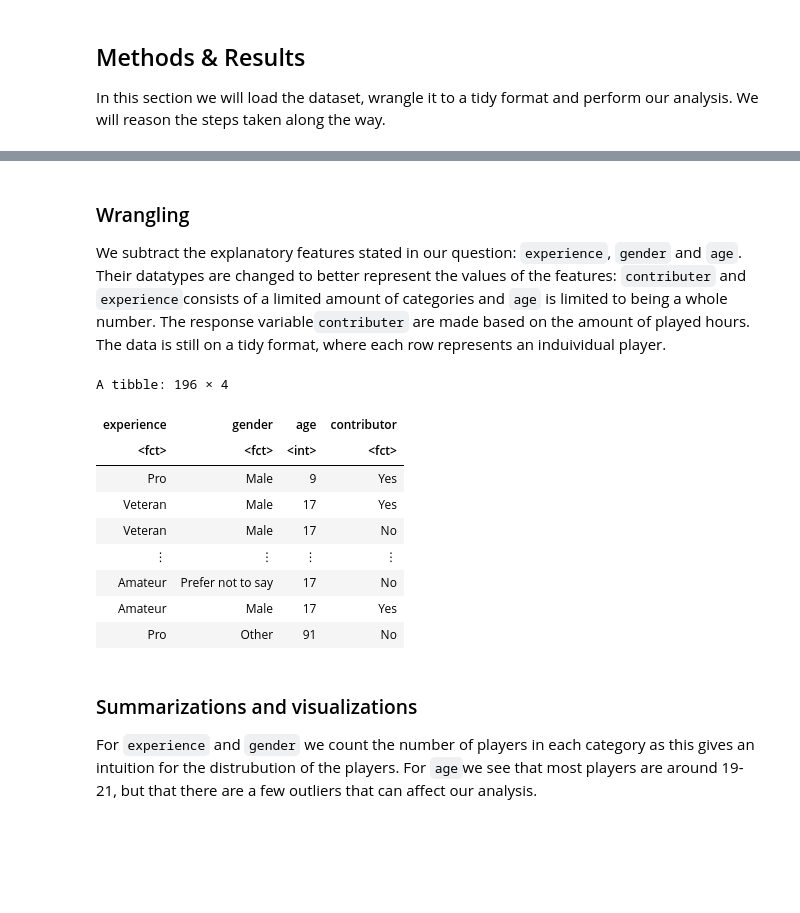
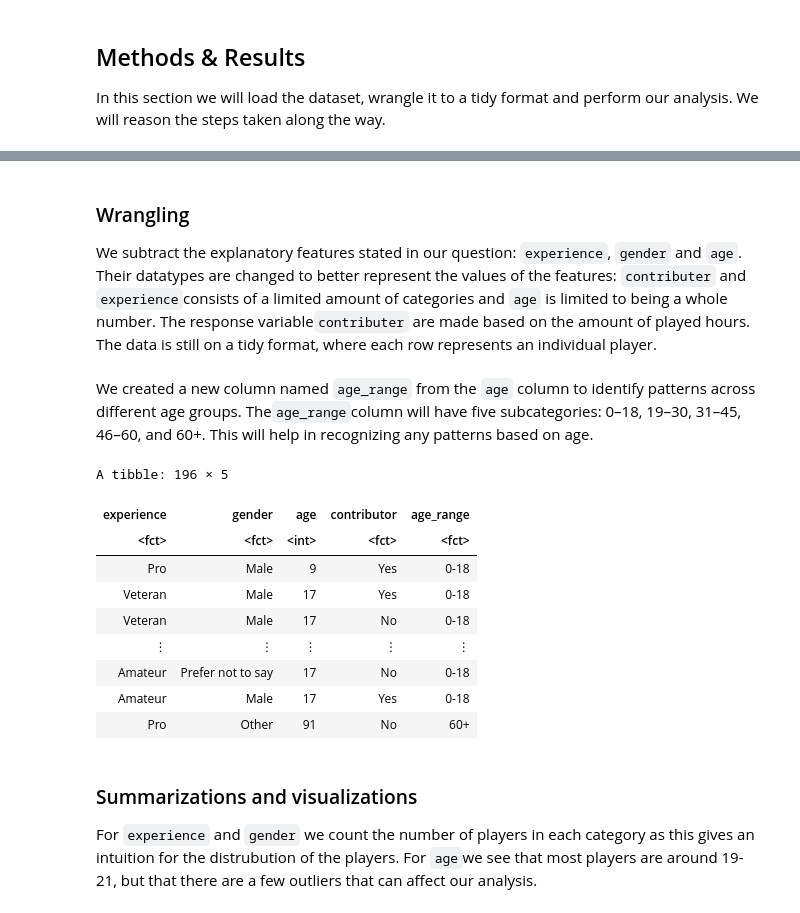
Before and after one commit to EmmaGjoen/data_science_group_project, a Jupyter notebook: project_final_report.ipynb, the cells around one changed output, grey strips where cells are left out. Saved outputs shown, nothing was run; the diff lists cells and outputs as text; code cells hidden in the pictures; blank space fills up the shorter version.

```diff
--- a/project_final_report.ipynb
+++ b/project_final_report.ipynb
@@ -80,29 +80,35 @@ A spec_tbl_df: 196 × 9
 | Pro | TRUE | d9473710057f7d42f36570f0be83817a4... | 0.2 | Ahmed | Other | 91 | NA | NA |
 # %% [markdown]
 ### Wrangling
-We subtract the explanatory features stated in our question: `experience`, `gender` and `age`. Their datatypes are changed to better represent the values of the features: `contributer` and `experience`consists of a limited amount of categories and `age` is limited to being a whole number. The response variable`contributer` are made based on the amount of played hours. The data is still on a tidy format, where each row represents an induividual player.
+We subtract the explanatory features stated in our question: `experience`, `gender` and `age`. Their datatypes are changed to better represent the values of the features: `contributer` and `experience`consists of a limited amount of categories and `age` is limited to being a whole number. The response variable`contributer` are made based on the amount of played hours. The data is still on a tidy format, where each row represents an individual player.
+# %% [markdown]
+We created a new column named `age_range` from the `age` column to identify patterns across different age groups. The`age_range`column will have five subcategories: 0–18, 19–30, 31–45, 46–60, and 60+. This will help in recognizing any patterns based on age.
 # %%
 # Wrangling data
 wrangled_players_data <- players_data |>
   mutate(
     contributor = factor(if_else(played_hours >= 1, "Yes", "No")),
     experience = as.factor(experience),
     gender = as.factor(gender),
-    age = as.integer(age)
+    age = as.integer(age),
+      age_range = cut(age,
+                        breaks = c(0, 18, 30, 45, 60, Inf),
+                        labels = c("0-18", "19-30", "31-45", "46-60", "60+"),
+                        right = FALSE)
   ) |>
-  select(experience, gender, age, contributor)
+  select(experience, gender, age, contributor, age_range)
 wrangled_players_data
 # %% [output]
-A tibble: 196 × 4
+A tibble: 196 × 5
-| experience | gender | age | contributor |
-| <fct> | <fct> | <int> | <fct> |
-| Pro | Male | 9 | Yes |
-| Veteran | Male | 17 | Yes |
-| Veteran | Male | 17 | No |
-| ⋮ | ⋮ | ⋮ | ⋮ |
-| Amateur | Prefer not to say | 17 | No |
-| Amateur | Male | 17 | Yes |
-| Pro | Other | 91 | No |
+| experience | gender | age | contributor | age_range |
+| <fct> | <fct> | <int> | <fct> | <fct> |
+| Pro | Male | 9 | Yes | 0-18 |
+| Veteran | Male | 17 | Yes | 0-18 |
+| Veteran | Male | 17 | No | 0-18 |
+| ⋮ | ⋮ | ⋮ | ⋮ | ⋮ |
+| Amateur | Prefer not to say | 17 | No | 0-18 |
+| Amateur | Male | 17 | Yes | 0-18 |
+| Pro | Other | 91 | No | 60+ |
 # %% [markdown]
 ### Summarizations and visualizations
 For `experience` and `gender` we count the number of players in each category as this gives an intuition for the distrubution of the players. For `age`we see that most players are around 19- 21, but that there are a few outliers that can affect our analysis.
```
Also changed, not shown: parts of 4 cells of this notebook.
